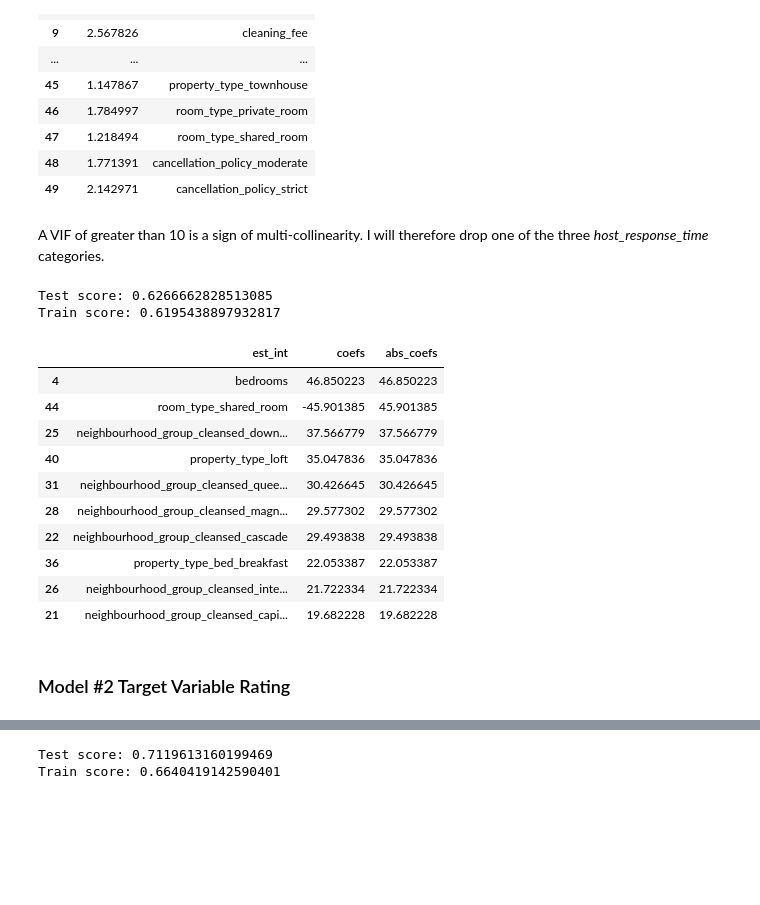
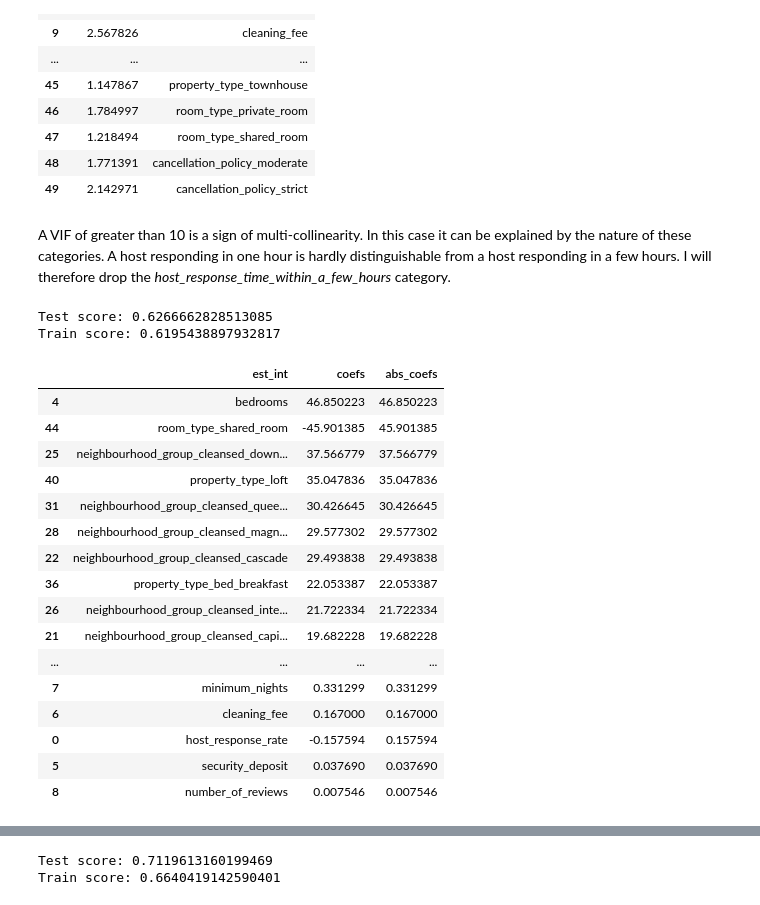
Before and after one commit to sandramuschkorgel/Udacity_Airbnb_Seattle_Analysis, a Jupyter notebook: DSND_Write_A_Data_Science_Blog_Post.ipynb, the cells around one changed output, grey strips where cells are left out. Saved outputs shown, nothing was run; the diff lists cells and outputs as text; code cells hidden in the pictures; blank space fills up the shorter version.

Commit message:
feat: Update Linear Regression Model
style: Add evaluation and deployment section

```diff
--- a/DSND_Write_A_Data_Science_Blog_Post.ipynb
+++ b/DSND_Write_A_Data_Science_Blog_Post.ipynb
@@ -960,6 +978,7 @@ def linear_regression_model(df, target_col):
     target_col - target variable name
 
     RETURN VALUES:
+    X_train - independent variables in training dataset
     lm_model - trained regression model
     test_score - r2 score on the test data
     train_score - r2 score on the train data
@@ -1032,7 +1052,7 @@ vif
 | 48 | 1.771391 | cancellation_policy_moderate |
 | 49 | 2.142971 | cancellation_policy_strict |
 # %% [markdown]
-A VIF of greater than 10 is a sign of multi-collinearity. I will therefore drop one of the three *host_response_time* categories.
+A VIF of greater than 10 is a sign of multi-collinearity. In this case it can be explained by the nature of these categories. A host responding in one hour is hardly distinguishable from a host responding in a few hours. I will therefore drop the *host_response_time_within_a_few_hours* category.
 # %%
 df_model_1.drop('host_response_time_within_a_few_hours', axis=1, inplace=True)
 # %%
@@ -1044,18 +1064,22 @@ print(f'Train score: {train_score_1}')
 Test score: 0.6266662828513085
 Train score: 0.6195438897932817
 # %%
-get_coefs_df(X_train_1, lm_model_1).nlargest(10, columns='abs_coefs')
+get_coefs_df(X_train_1, lm_model_1)
 # %% [output]
 |  | est_int | coefs | abs_coefs |
 | 4 | bedrooms | 46.850223 | 46.850223 |
 | 44 | room_type_shared_room | -45.901385 | 45.901385 |
 | 25 | neighbourhood_group_cleansed_down... | 37.566779 | 37.566779 |
 | 40 | property_type_loft | 35.047836 | 35.047836 |
 | 31 | neighbourhood_group_cleansed_quee... | 30.426645 | 30.426645 |
 | 28 | neighbourhood_group_cleansed_magn... | 29.577302 | 29.577302 |
 | 22 | neighbourhood_group_cleansed_cascade | 29.493838 | 29.493838 |
 | 36 | property_type_bed_breakfast | 22.053387 | 22.053387 |
 | 26 | neighbourhood_group_cleansed_inte... | 21.722334 | 21.722334 |
 | 21 | neighbourhood_group_cleansed_capi... | 19.682228 | 19.682228 |
+| ... | ... | ... | ... |
+| 7 | minimum_nights | 0.331299 | 0.331299 |
+| 6 | cleaning_fee | 0.167000 | 0.167000 |
+| 0 | host_response_rate | -0.157594 | 0.157594 |
+| 5 | security_deposit | 0.037690 | 0.037690 |
+| 8 | number_of_reviews | 0.007546 | 0.007546 |
-# %% [markdown]
-### Model #2 Target Variable Rating
```
Also changed, not shown: parts of 33 cells of this notebook.
